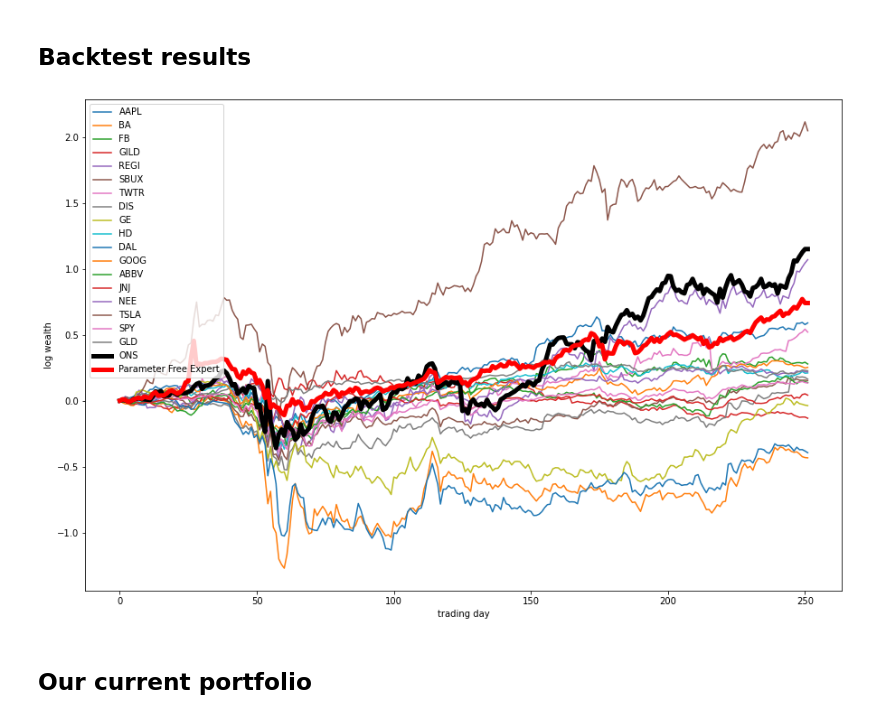
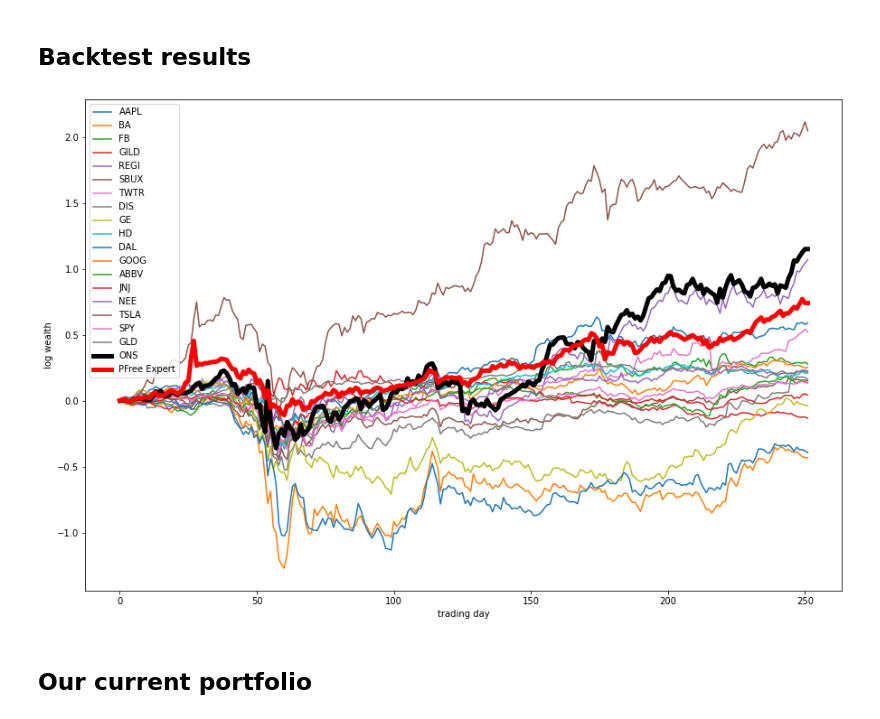
Before and after one commit to Siahkamari/Portfolio-Optimization-via-Expert-Algorithms, a Jupyter notebook: Online Newton Step/code/ons.ipynb, the cells around one changed output. Drawn from its saved outputs; the diff is of its cells as text; code cells hidden in the pictures.

Commit message:
pfree

```diff
--- a/Online Newton Step/code/ons.ipynb
+++ b/Online Newton Step/code/ons.ipynb
@@ -113,20 +113,20 @@ log_wealth_expert = np.cumsum(-f)
 # %%
 # Visualization
 fig, ax = plt.subplots()
 fig.set_size_inches(15, 10)
 
 for i, symbol in enumerate(my_stocks):
     ax.plot(np.arange(T),np.log(stocks[i]) - np.log(stocks[i,0]), label=symbol)
 
 ax.plot(np.arange(T), log_wealth_ons, 'k' , linewidth=5, label='ONS')
-ax.plot(np.arange(T), log_wealth_expert, 'r' , linewidth=5, label='Parameter Free Expert')
+ax.plot(np.arange(T), log_wealth_expert, 'r' , linewidth=5, label='PFree Expert')
 
 ax.legend()
 ax.set_xlabel('trading day')
 ax.set_ylabel('log wealth')
 plt.show()
 # %% [output]
-[figure, old version]
+[figure, new version]
 # %% [markdown]
 ## Our current portfolio
 # %%
```
